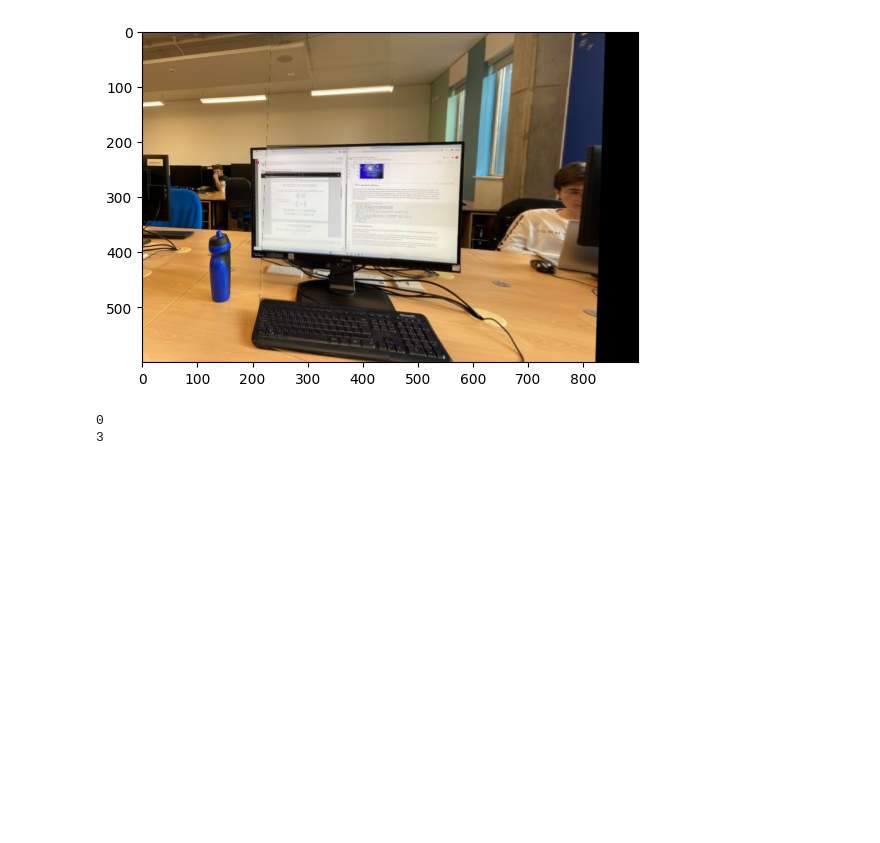
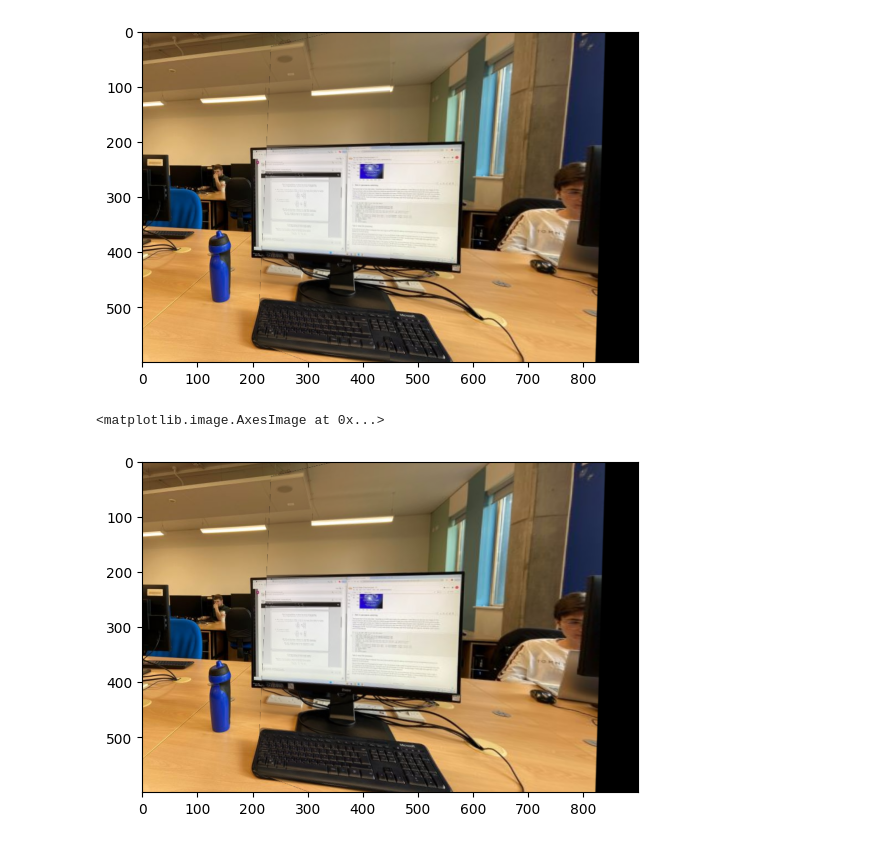
Before and after one commit to jjzsilva9/vico, a Jupyter notebook: VICO_Week_3_Practical.ipynb, the cells around one changed output. Saved outputs shown, nothing was run; the diff lists cells and outputs as text; code cells hidden in the pictures; blank space fills up the shorter version.

```diff
--- a/VICO_Week_3_Practical.ipynb
+++ b/VICO_Week_3_Practical.ipynb
@@ -259,9 +259,24 @@ plt.imshow(output_interp)
 # %% [output]
 <matplotlib.image.AxesImage at 0x...>
 [figure]
-# %%
-print(np.count_nonzero(imageBWarped[0][0]))
-print(np.count_nonzero(imageBWarped[500][250]))
-# %% [output]
-0
-3
+# %%
+# More sophisticated interpolated output
+
+output_interp_s = np.zeros((imageBWarped.shape[0],imageBWarped.shape[1],3))
+for row in range(imageBWarped.shape[0]):
+  for col in range(imageBWarped.shape[1]):
+    if imageA.shape[1] > col:
+      if np.count_nonzero(imageBWarped[row][col]) > 0:
+        Apercentage = (imageA.shape[1] - col)/imageA.shape[1]
+        output_interp_s[row][col] = (imageA[row][col] * Apercentage) + (imageBWarped[row][col] * (1 - Apercentage))
+      else:
+        output_interp_s[row][col] = imageA[row][col]
+    else:
+      output_interp_s[row][col] = imageBWarped[row][col]
+# Display image
+plt.imshow(output_interp_s)
+
+#ROUND
+# %% [output]
+<matplotlib.image.AxesImage at 0x...>
+[figure, added]
```
